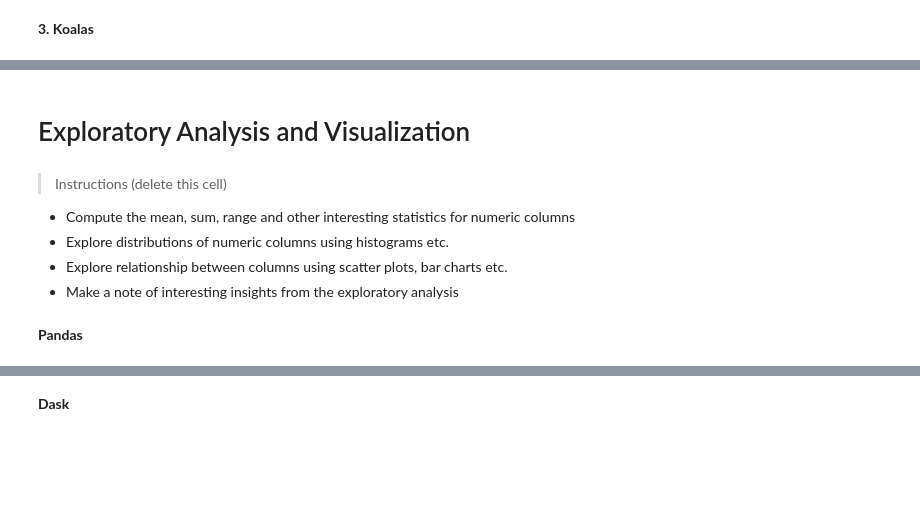
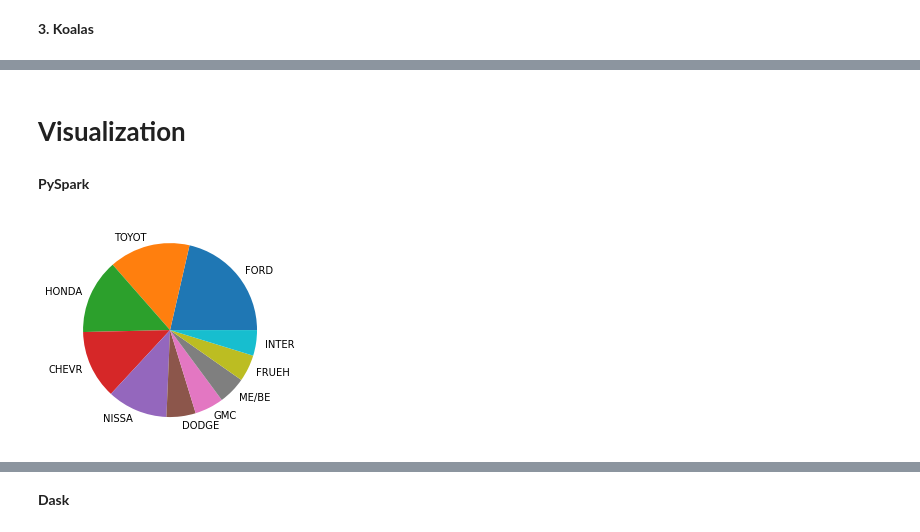
Before and after one commit to drshahizan/Python-big-data, a Jupyter notebook: Project/SIX/Final_project_hpdp.ipynb, the cells around one changed output, grey strips where cells are left out. Cells and saved outputs as stored; diff of their text form; code cells hidden in the pictures; blank space fills up the shorter version.

```diff
--- a/Project/SIX/Final_project_hpdp.ipynb
+++ b/Project/SIX/Final_project_hpdp.ipynb
@@ -728,14 +689,4 @@ Koalas remain as the **slowest library** that took **12.55s** to remove duplicat
 # %% [markdown]
-# Exploratory Analysis and Visualization
+# **Visualization**
-# %% [markdown]
-
-
-> Instructions (delete this cell)
-
-* Compute the mean, sum, range and other
-interesting statistics for numeric columns
-* Explore distributions of numeric columns using histograms etc.
-* Explore relationship between columns using scatter plots, bar charts etc.
-* Make a note of interesting insights from the exploratory analysis
 # %% [markdown]
-**Pandas**
+**PySpark**
@@ -741,0 +695,26 @@ interesting statistics for numeric columns
+# %%
+def pieplot(dfs, col, lim=10, yname=None):
+
+    '''
+    This function makes a pie chart for the Spark dataframe df
+    for categorical column col only selecting top categories
+    as specified by lim.
+    '''
+
+    # Grouping by the categories, counting on each categories
+    # and ordering them by the count
+    classes = dfs.groupBy(col).count().orderBy('count', ascending=False)
+
+    # Take first 'lim' number of rows and convert to pandas
+    pd_df = classes.limit(lim).toPandas()
+
+    # Making plot
+    pd_df.plot(kind='pie', x=col, y='count', \
+           labels=pd_df[col], legend=False)
+    plt.ylabel(None)
+    plt.show()
+# %%
+%%time
+pieplot(dfs, 'Vehicle Make')
+# %% [output]
+[figure, added]
```
Also changed, not shown: parts of 95 cells of this notebook.
